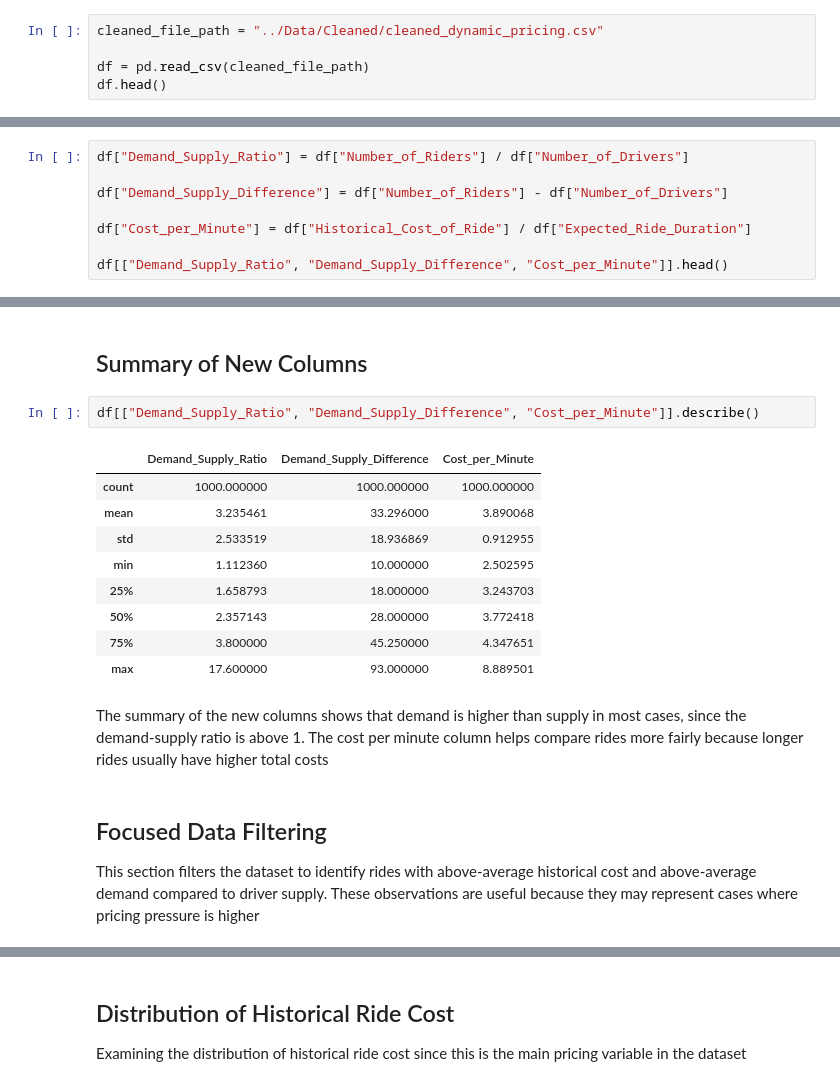
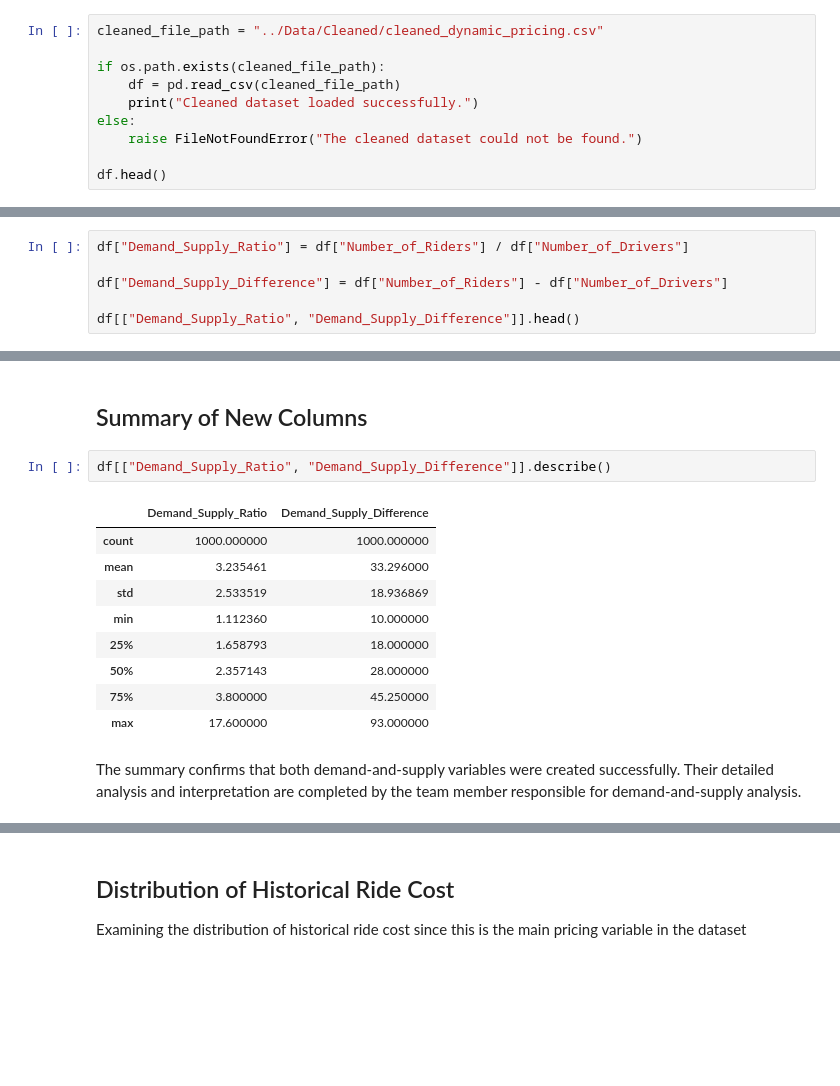
Before and after one commit to victoriabotezatu/dynamic-pricing-project, a Jupyter notebook: Notebooks/02_eda.ipynb, the cells around one changed output, grey strips where cells are left out. Drawn from its saved outputs; the diff is of its cells as text; blank space fills up the shorter version.

Commit message:
EDA_Column_Modification

```diff
--- a/Notebooks/02_eda.ipynb
+++ b/Notebooks/02_eda.ipynb
@@ -29,6 +33,11 @@ Loading the cleaned dataset that was saved during the data cleaning step
 # %%
 cleaned_file_path = "../Data/Cleaned/cleaned_dynamic_pricing.csv"
 
-df = pd.read_csv(cleaned_file_path)
+if os.path.exists(cleaned_file_path):
+    df = pd.read_csv(cleaned_file_path)
+    print("Cleaned dataset loaded successfully.")
+else:
+    raise FileNotFoundError("The cleaned dataset could not be found.")
+
 df.head()
 # %% [output]
@@ -146,7 +158,5 @@ df["Demand_Supply_Ratio"] = df["Number_of_Riders"] / df["Number_of_Drivers"]
 
 df["Demand_Supply_Difference"] = df["Number_of_Riders"] - df["Number_of_Drivers"]
 
-df["Cost_per_Minute"] = df["Historical_Cost_of_Ride"] / df["Expected_Ride_Duration"]
-
-df[["Demand_Supply_Ratio", "Demand_Supply_Difference", "Cost_per_Minute"]].head()
+df[["Demand_Supply_Ratio", "Demand_Supply_Difference"]].head()
 # %% [output]
@@ -176,20 +186,16 @@ Dataset with added columns saved successfully.
 # %% [markdown]
 ## Summary of New Columns
 # %%
-df[["Demand_Supply_Ratio", "Demand_Supply_Difference", "Cost_per_Minute"]].describe()
+df[["Demand_Supply_Ratio", "Demand_Supply_Difference"]].describe()
 # %% [output]
-|  | Demand_Supply_Ratio | Demand_Supply_Difference | Cost_per_Minute |
-| count | 1000.000000 | 1000.000000 | 1000.000000 |
-| mean | 3.235461 | 33.296000 | 3.890068 |
-| std | 2.533519 | 18.936869 | 0.912955 |
-| min | 1.112360 | 10.000000 | 2.502595 |
-| 25% | 1.658793 | 18.000000 | 3.243703 |
-| 50% | 2.357143 | 28.000000 | 3.772418 |
-| 75% | 3.800000 | 45.250000 | 4.347651 |
-| max | 17.600000 | 93.000000 | 8.889501 |
+|  | Demand_Supply_Ratio | Demand_Supply_Difference |
+| count | 1000.000000 | 1000.000000 |
+| mean | 3.235461 | 33.296000 |
+| std | 2.533519 | 18.936869 |
+| min | 1.112360 | 10.000000 |
+| 25% | 1.658793 | 18.000000 |
+| 50% | 2.357143 | 28.000000 |
+| 75% | 3.800000 | 45.250000 |
+| max | 17.600000 | 93.000000 |
 # %% [markdown]
-The summary of the new columns shows that demand is higher than supply in most cases, since the demand-supply ratio is above 1. The cost per minute column helps compare rides more fairly because longer rides usually have higher total costs
+The summary confirms that both demand-and-supply variables were created successfully. Their detailed analysis and interpretation are completed by the team member responsible for demand-and-supply analysis.
-# %% [markdown]
-## Focused Data Filtering
-
-This section filters the dataset to identify rides with above-average historical cost and above-average demand compared to driver supply. These observations are useful because they may represent cases where pricing pressure is higher
```
Also changed, not shown: parts of 59 cells of this notebook, 2 other files.
